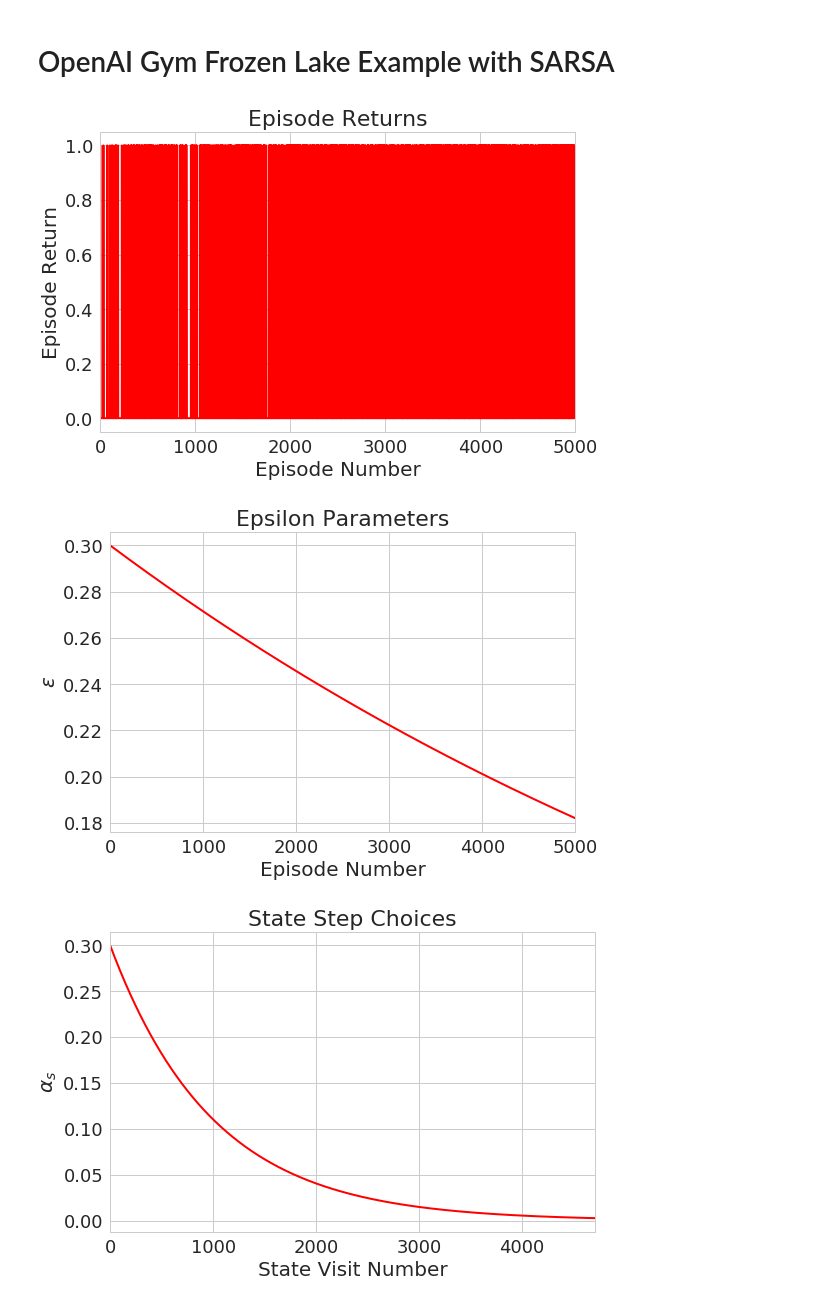
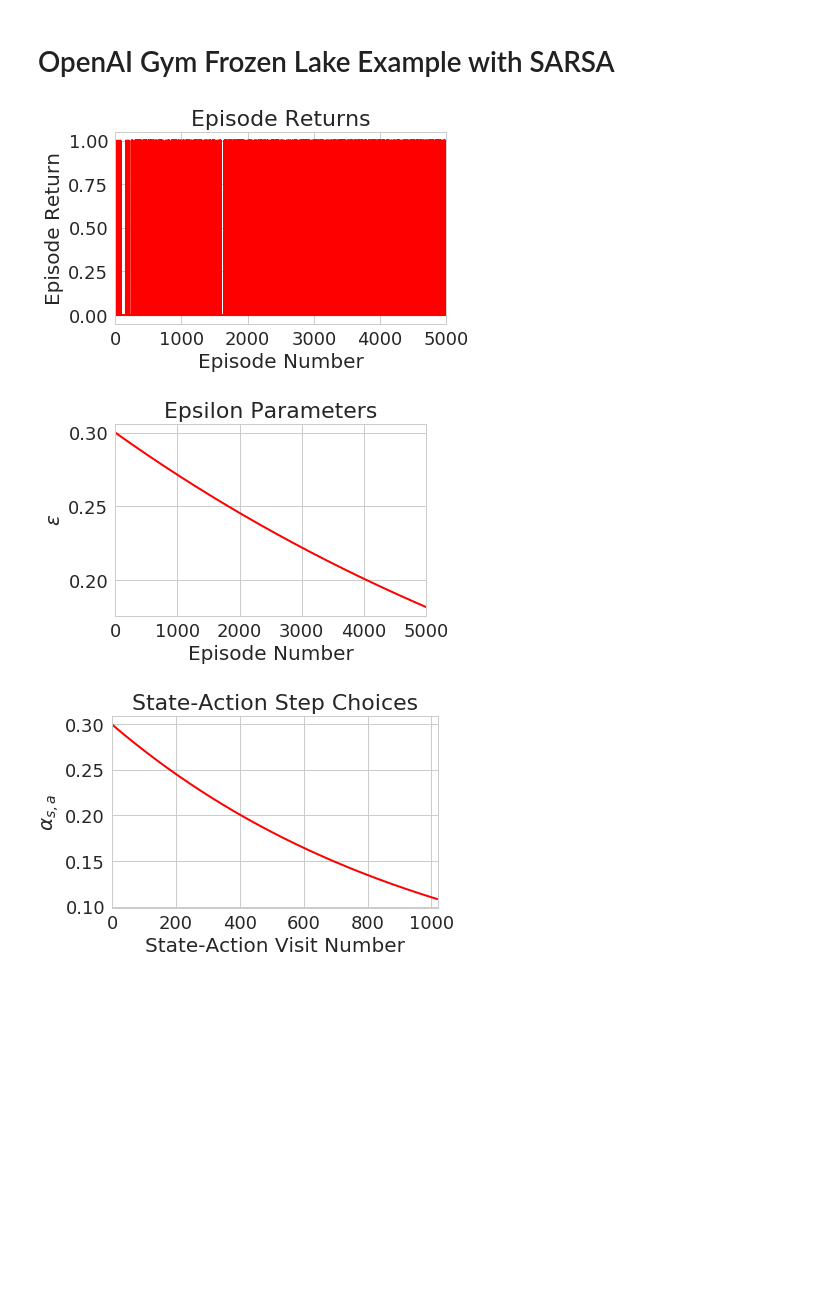
Before and after one commit to fiezt/ML-Project, a Jupyter notebook: Code/OpenAIGymExamples.ipynb, the cells around one changed output. Drawn from its saved outputs; the diff is of its cells as text; code cells hidden in the pictures; blank space fills up the shorter version.

```diff
--- a/Code/OpenAIGymExamples.ipynb
+++ b/Code/OpenAIGymExamples.ipynb
@@ -267,25 +265,25 @@ Average reward over 1000 episodes is 0.522000
 # %%
 # Running the q-learning algorithm.
 model_free_rl.q_learning(env)
 
 # Plotting the returns at each episode.
 model_free_rl.plot_epsiode_returns()
 
 # Plotting the epsilon parameters at each episode.
 model_free_rl.plot_epsilon_parameters()
 
 # Plotting the step size parameter for a state.
-model_free_rl.plot_alpha_parameters(s=2)
+model_free_rl.plot_alpha_parameters(s=2, a=0)
 
 # Simulating using policy that was learned and the last epsiode is displayed.
 model_free_rl.simulate_policy(env)
 
 # Plotting the returns at each episode.
 model_free_rl.scatter_epsiode_returns()
 # %% [output]
-[figure, old version]
+[figure, new version]
-[figure, old version]
+[figure, new version]
-[figure, old version]
+[figure, new version]
 SFFF
 FHFH
 FFFH
```
Also changed, not shown: parts of 8 cells of this notebook, 14 other files.
